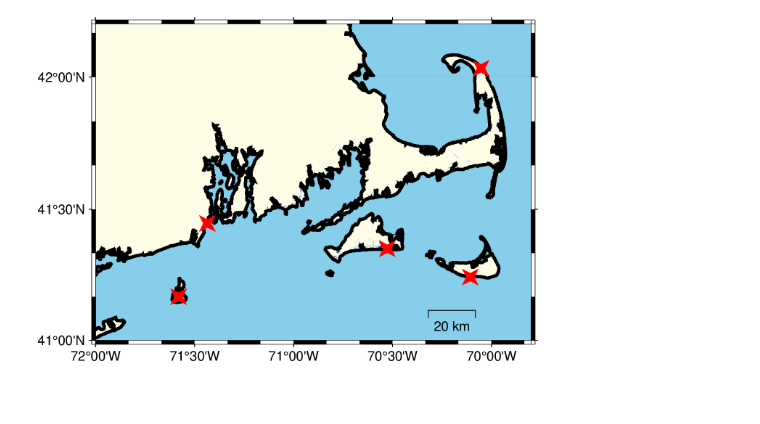
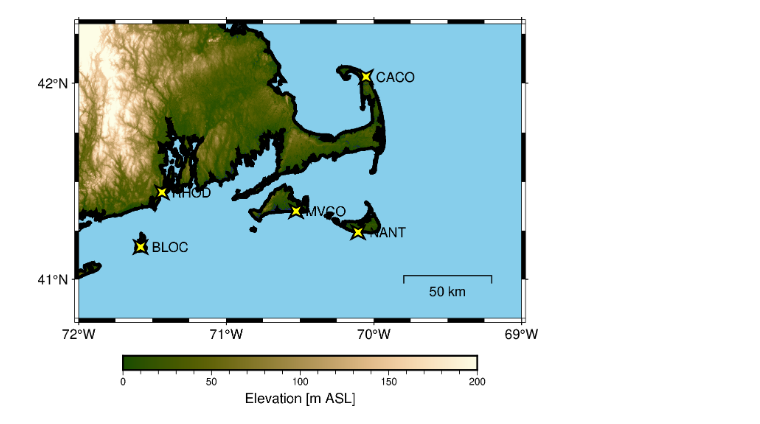
Before and after one commit to rcjackson/wfip3, a Jupyter notebook: notebooks/Topography_figure_CapeCod.ipynb, the cells around one changed output. Saved outputs shown, nothing was run; the diff lists cells and outputs as text; code cells hidden in the pictures; blank space fills up the shorter version.

```diff
--- a/notebooks/Topography_figure_CapeCod.ipynb
+++ b/notebooks/Topography_figure_CapeCod.ipynb
@@ -2,10 +2,10 @@
 import pygmt
 import matplotlib.pyplot as plt
 # %%
-minlat = 41
-maxlat = 42.2
+minlat = 40.8
+maxlat = 42.3
 minlon = -72
-maxlon = -69.8
+maxlon = -69.0
 highlands_lat_lon = (42.03265830998684, -70.05313755482639)
 nant_lat_lon = (41.2416792910947, -70.10714857877515)
 bloc_lat_lon = (41.16674721495096, -71.58057127627573)
@@ -22,41 +22,46 @@ fig = pygmt.Figure()
 # make color pallets
 pygmt.makecpt(
     cmap='oleron',
-    series='-20/0/1',
+    series='0/200/1',
     continuous=True
 )
 #plot high res topography
 fig.grdimage(
     grid=grid,
     region=region,
     projection='M4i',
     )
 #fig.grdcontour(grid=grid, levels=50, region=region, annotation=10)
 fig.coast(
     region=region,
     projection='M4i',
     frame=True,
     water='skyblue',
     shorelines='2p',
     )
-#fig.colorbar(
-#    frame='+lElevation [m ASL]'
-#    )
+fig.colorbar(
+    frame='+lElevation [m ASL]'
+    )
 fig.plot(x=highlands_lat_lon[1], y=highlands_lat_lon[0],
-         size=65, style="kstar4/0.3c", pen="1p,red", fill='red')
+         size=65, style="kstar4/0.3c", pen="1p,black", fill='yellow')
+fig.text(x=highlands_lat_lon[1]+0.2, y=highlands_lat_lon[0], text="CACO")
 fig.plot(x=nant_lat_lon[1], y=nant_lat_lon[0],
-         size=65, style="kstar4/0.3c", pen="1p,red", fill='red')
+         size=65, style="kstar4/0.3c", pen="1p,black", fill='yellow')
+fig.text(x=nant_lat_lon[1]+0.2, y=nant_lat_lon[0], text="NANT")
 fig.plot(x=bloc_lat_lon[1], y=bloc_lat_lon[0],
-         size=65, style="kstar4/0.3c", pen="1p,red", fill='red')
+         size=65, style="kstar4/0.3c", pen="1p,black", fill='yellow')
+fig.text(x=bloc_lat_lon[1]+0.2, y=bloc_lat_lon[0], text="BLOC")
 fig.plot(x=rhod_lat_lon[1], y=rhod_lat_lon[0],
-         size=65, style="kstar4/0.3c", pen="1p,red", fill='red')
+         size=65, style="kstar4/0.3c", pen="1p,black", fill='yellow')
+fig.text(x=rhod_lat_lon[1]+0.2, y=rhod_lat_lon[0], text="RHOD")
 fig.plot(x=mvco_lat_lon[1], y=mvco_lat_lon[0],
-         size=65, style="kstar4/0.3c", pen="1p,red", fill='red')
+         size=65, style="kstar4/0.3c", pen="1p,black", fill='yellow')
+fig.text(x=mvco_lat_lon[1]+0.2, y=mvco_lat_lon[0], text="MVCO")
 #fig.plot(x=mvco2_lat_lon[1], y=mvco2_lat_lon[0],
 #         size=55, style="kstar4/0.3c", pen="1p,red", fill='red')
 #fig.text(x=highlands_lat_lon[1]+0.06, y=highlands_lat_lon[0], text='Highlands Center')
-fig.basemap(map_scale="g-70.2/41.1+w20k")
+fig.basemap(map_scale="g-69.5/41.0+w50k")
 fig.show()
 fig.savefig('wfip3_site_fig.png')
 # %% [output]
-[figure, old version]
+[figure, new version]
```
Also changed, not shown: parts of 1 cell of this notebook, 5 other files.
